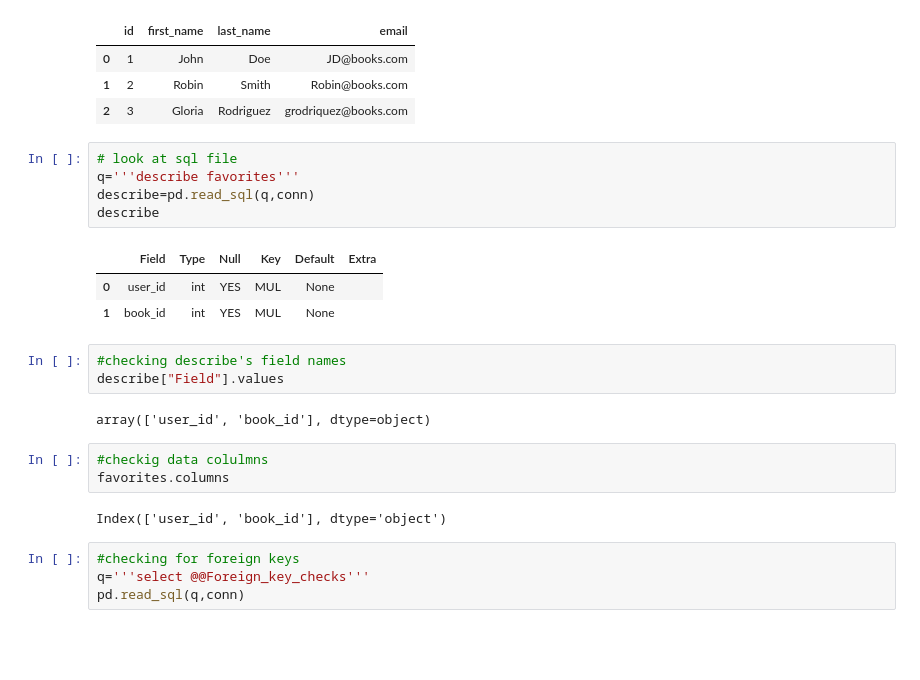
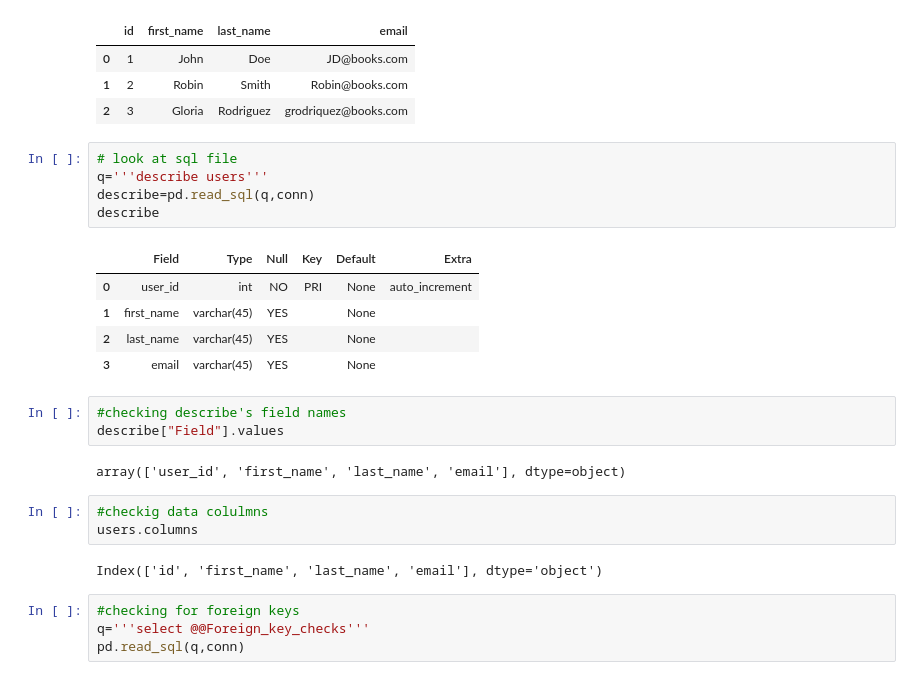
Before and after one commit to 808hanronald/book-core, a Jupyter notebook: bookcore.ipynb, the cells around one changed output. Cells and saved outputs as stored; diff of their text form; blank space fills up the shorter version.

Commit message:
looking for issues, need to fix users

```diff
--- a/bookcore.ipynb
+++ b/bookcore.ipynb
@@ -298,23 +298,25 @@ memory usage: 224.0+ bytes
 | 2 | 3 | Gloria | Rodriguez | grodriquez@books.com |
 # %%
 # look at sql file
-q='''describe favorites'''
+q='''describe users'''
 describe=pd.read_sql(q,conn)
 describe
 # %% [output]
 |  | Field | Type | Null | Key | Default | Extra |
-| 0 | user_id | int | YES | MUL | None |  |
-| 1 | book_id | int | YES | MUL | None |  |
+| 0 | user_id | int | NO | PRI | None | auto_increment |
+| 1 | first_name | varchar(45) | YES |  | None |  |
+| 2 | last_name | varchar(45) | YES |  | None |  |
+| 3 | email | varchar(45) | YES |  | None |  |
 # %%
 #checking describe's field names
 describe["Field"].values
 # %% [output]
-array(['user_id', 'book_id'], dtype=object)
+array(['user_id', 'first_name', 'last_name', 'email'], dtype=object)
 # %%
 #checkig data colulmns
-favorites.columns
+users.columns
 # %% [output]
-Index(['user_id', 'book_id'], dtype='object')
+Index(['id', 'first_name', 'last_name', 'email'], dtype='object')
 # %%
 #checking for foreign keys
 q='''select @@Foreign_key_checks'''
```
Also changed, not shown: parts of 10 cells of this notebook.
